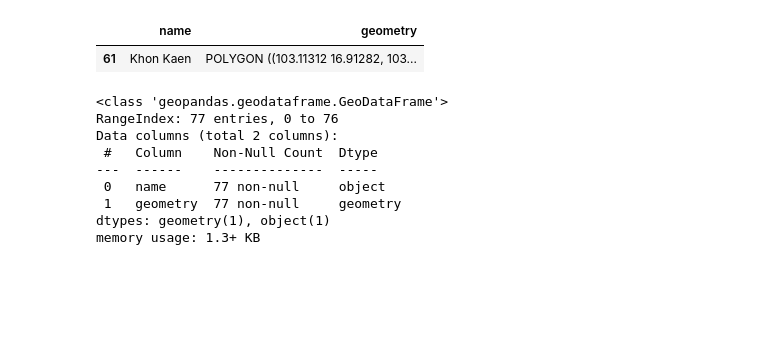
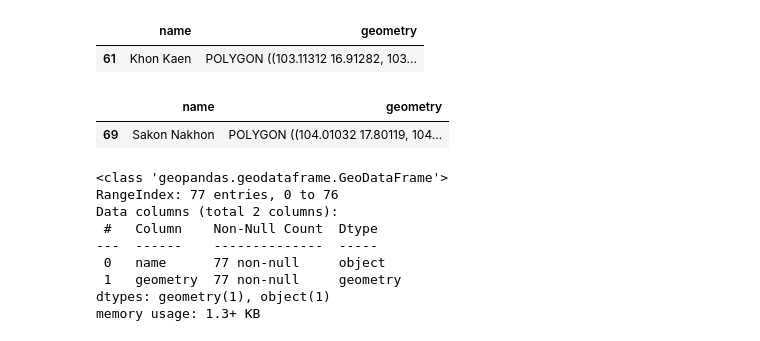
Before and after one commit to Suchada2000/python_dataviz2023, a Jupyter notebook: Visualize_Map.ipynb, the cells around one changed output. Cells and saved outputs as stored; diff of their text form; code cells hidden in the pictures; blank space fills up the shorter version.

```diff
--- a/Visualize_Map.ipynb
+++ b/Visualize_Map.ipynb
@@ -126,6 +126,11 @@ th_geojson[th_geojson['name']=='Khon Kaen'] # เลือกดูเเค่
 # %% [output]
 |  | name | geometry |
 | 61 | Khon Kaen | POLYGON ((103.11312 16.91282, 103... |
+# %%
+th_geojson[th_geojson['name']=='Sakon Nakhon']
+# %% [output]
+|  | name | geometry |
+| 69 | Sakon Nakhon | POLYGON ((104.01032 17.80119, 104... |
 # %%
 th_geojson.info()
 # %% [output]
```
Also changed, not shown: parts of 5 cells of this notebook.
